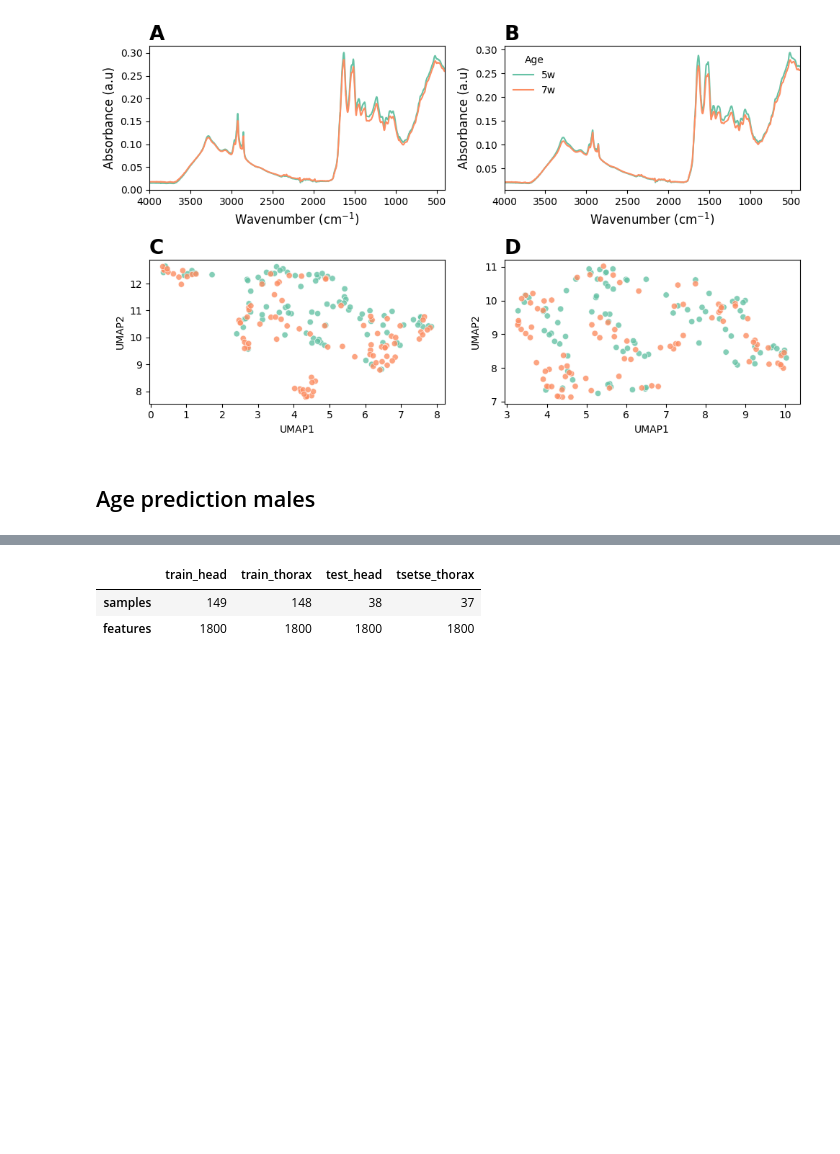
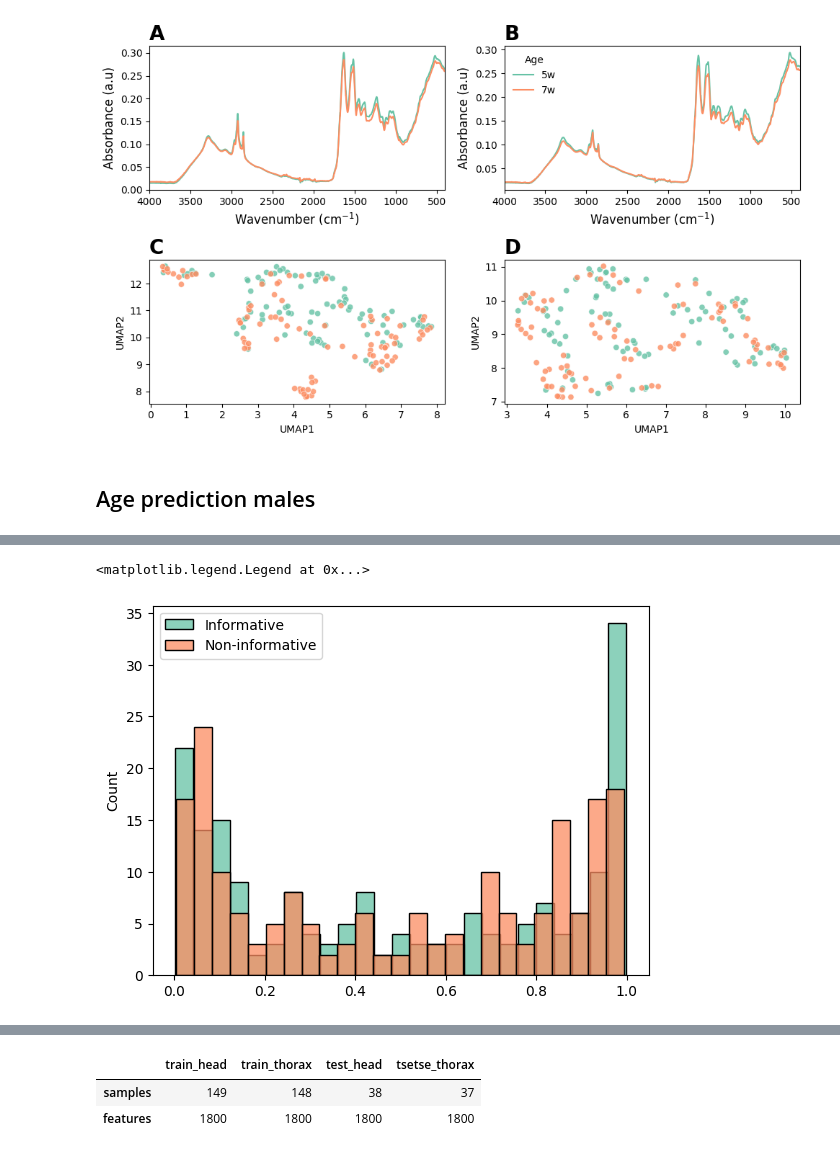
Before and after one commit to maurocolapso/Pazmino_TsetseMIRS_2023, a Jupyter notebook: notebooks/age_prediction_males.ipynb, the cells around one changed output, grey strips where cells are left out. Saved outputs shown, nothing was run; the diff lists cells and outputs as text; code cells hidden in the pictures; blank space fills up the shorter version.

```diff
--- a/notebooks/age_prediction_males.ipynb
+++ b/notebooks/age_prediction_males.ipynb
@@ -176,0 +192,2 @@ wavenumbers_reduced = [int(x) for x in waveNumslist_reduced]
+# %%
+x = pred_proba[:,1]
@@ -176,0 +199,24 @@ wavenumbers_reduced = [int(x) for x in waveNumslist_reduced]
+# %%
+# Probabilities LR
+
+from sklearn.linear_model import LogisticRegression
+from sklearn.model_selection import StratifiedShuffleSplit
+from sklearn.pipeline import Pipeline
+
+clf = LogisticRegression(max_iter=1000)
+cv = StratifiedShuffleSplit(n_splits=5, test_size=0.2)
+
+pipe = Pipeline([('scaler', StandardScaler()),('clf', clf)])
+
+pipe.fit(X_head_part2, y_head)
+ypred = pipe.predict(X_head_part2)
+
+pred_proba = pipe.predict_proba(X_head_part2)
+xx = pred_proba[:,1]
+# %%
+sn.histplot(xx, bins=25, label='Informative')
+sn.histplot(x, bins=25,label='Non-informative')
+plt.legend()
+# %% [output]
+<matplotlib.legend.Legend at 0x...>
+[figure, added]
```
Also changed, not shown: parts of 26 cells of this notebook, 13 other files.
